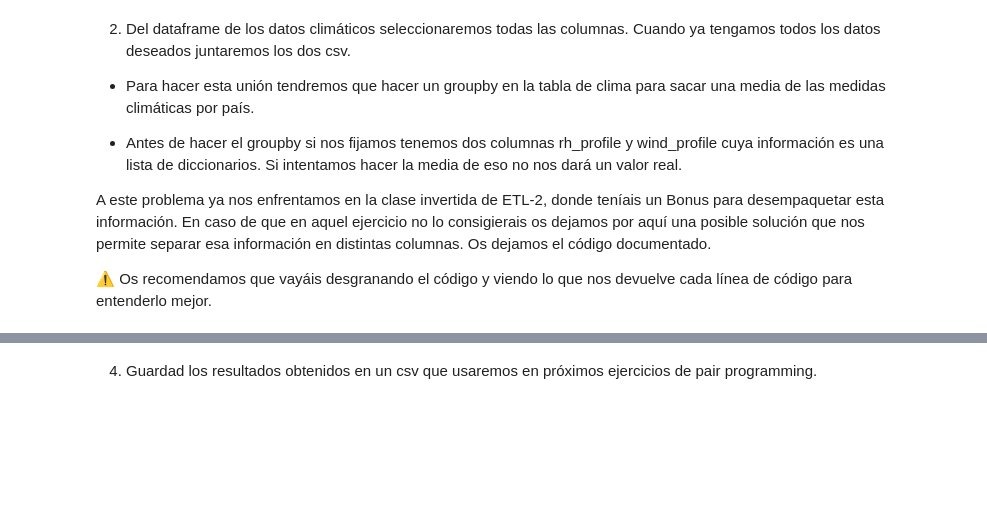
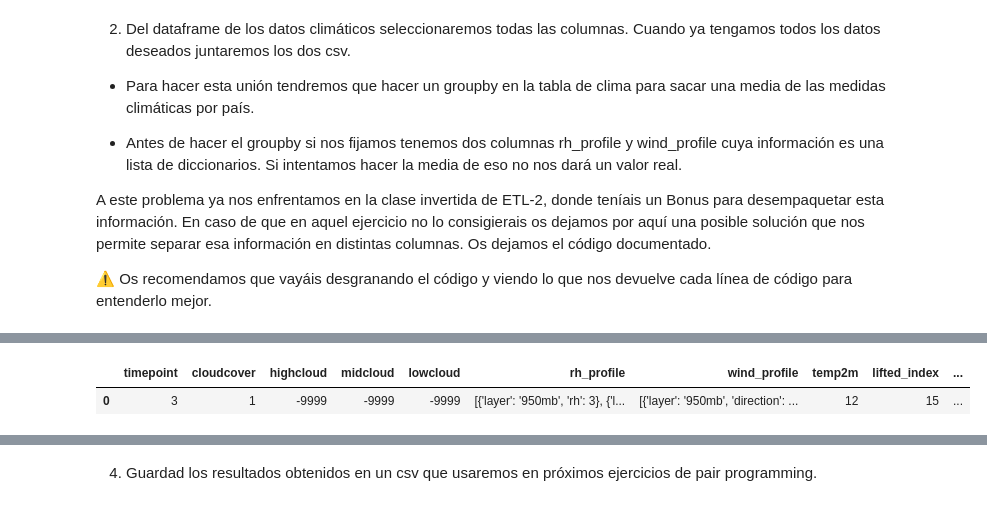
Before and after one commit to Adalab/DA-promo-c-modulo-2-sprint-2-Gadea-Laura, a Jupyter notebook: ETL/ETL-2.ipynb, the cells around one changed output, grey strips where cells are left out. Drawn from its saved outputs; the diff is of its cells as text; code cells hidden in the pictures; blank space fills up the shorter version.

```diff
--- a/ETL/ETL-2.ipynb
+++ b/ETL/ETL-2.ipynb
@@ -85,0 +143,5 @@ for i in range(len(x.columns)):
+# %%
+clima.head(1)
+# %% [output]
+|  | timepoint | cloudcover | highcloud | midcloud | lowcloud | rh_profile | wind_profile | temp2m | lifted_index | ... |
+| 0 | 3 | 1 | -9999 | -9999 | -9999 | [{'layer': '950mb', 'rh': 3}, {'l... | [{'layer': '950mb', 'direction': ... | 12 | 15 | ... |
```
Also changed, not shown: parts of 16 cells of this notebook, 7 other files.
